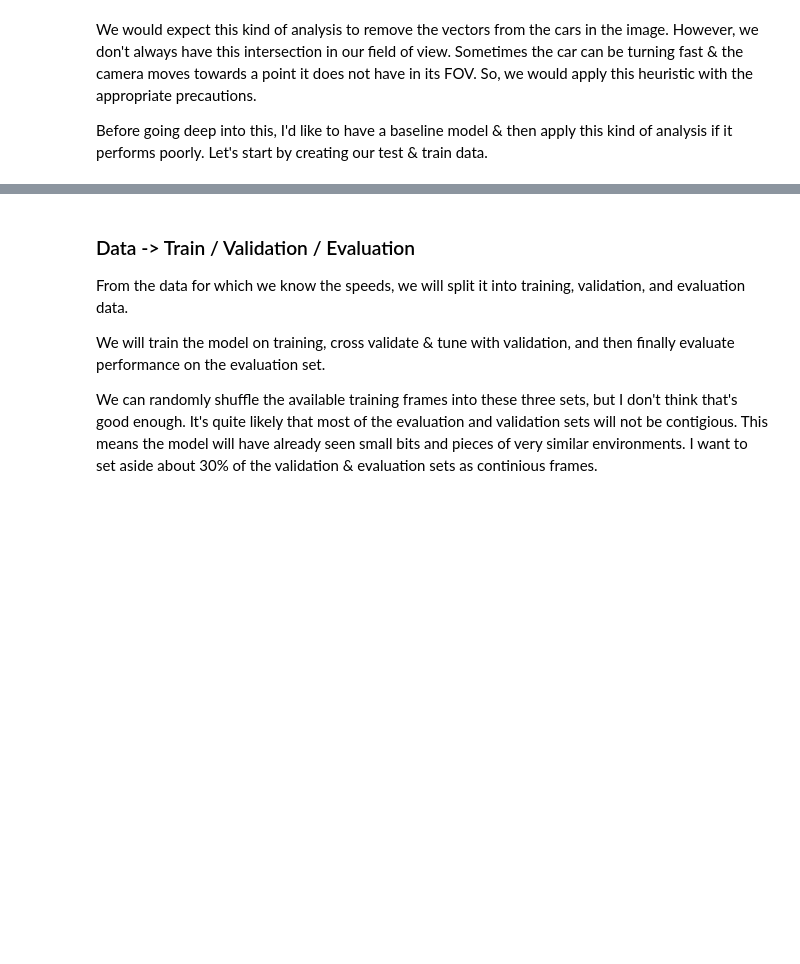
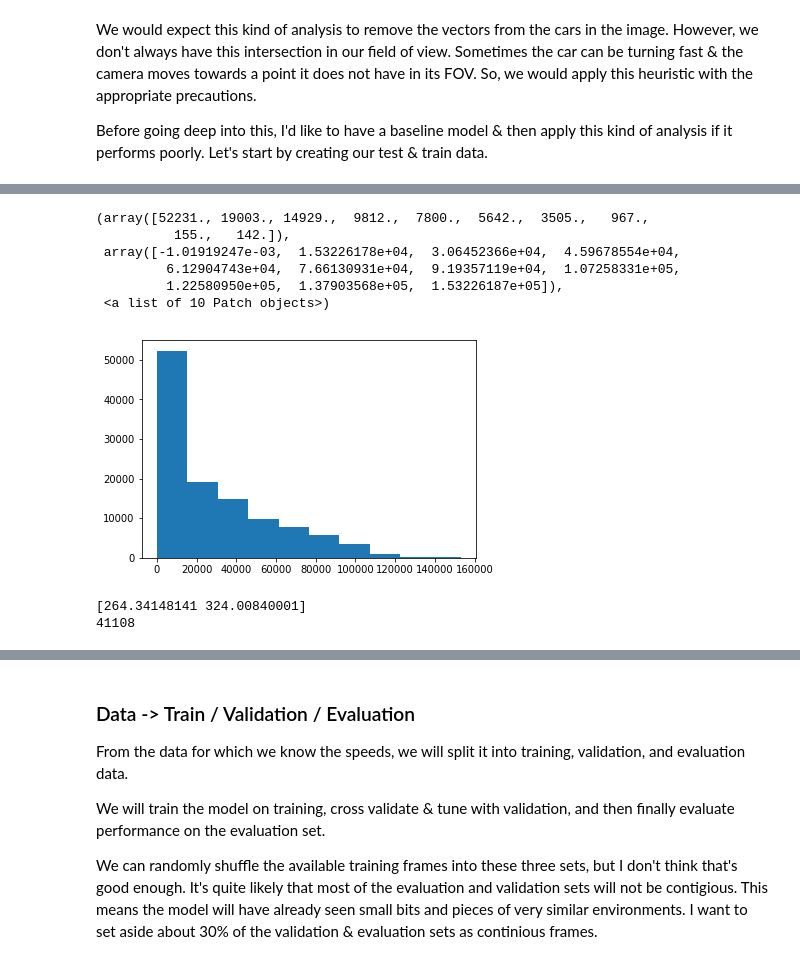
Before and after one commit to sharma0611/carspeednet, a Jupyter notebook: Predicting Car Speed.ipynb, the cells around one changed output, grey strips where cells are left out. Drawn from its saved outputs; the diff is of its cells as text; code cells hidden in the pictures; blank space fills up the shorter version.

```diff
--- a/Predicting Car Speed.ipynb
+++ b/Predicting Car Speed.ipynb
@@ -269,0 +457,21 @@ Before going deep into this, I'd like to have a baseline model & then apply this
+# %%
+dist = []
+for slope,point in flow_lines:
+    dist.append(np.squeeze(np.asarray((distance_squared(slope, point, poi)))))
+# %%
+plt.hist(dist)
+# %% [output]
+(array([52231., 19003., 14929.,  9812.,  7800.,  5642.,  3505.,   967.,
+          155.,   142.]),
+ array([-1.01919247e-03,  1.53226178e+04,  3.06452366e+04,  4.59678554e+04,
+         6.12904743e+04,  7.66130931e+04,  9.19357119e+04,  1.07258331e+05,
+         1.22580950e+05,  1.37903568e+05,  1.53226187e+05]),
+ <a list of 10 Patch objects>)
+[figure, added]
+# %%
+removed_lines, converged, poi = iteratively_estimate_poi(flow_lines, 50000, 0.80, 3)
+print(poi)
+print(len(removed_lines))
+# %% [output]
+[264.34148141 324.00840001]
+41108
```
Also changed, not shown: parts of 34 cells of this notebook.
